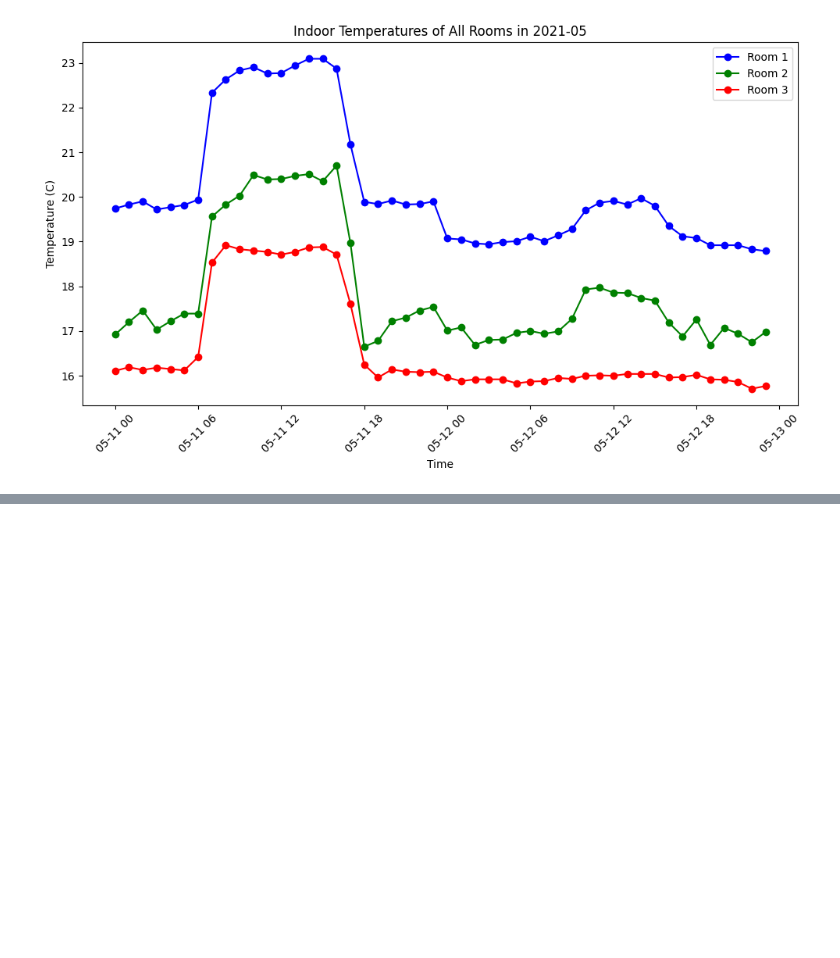
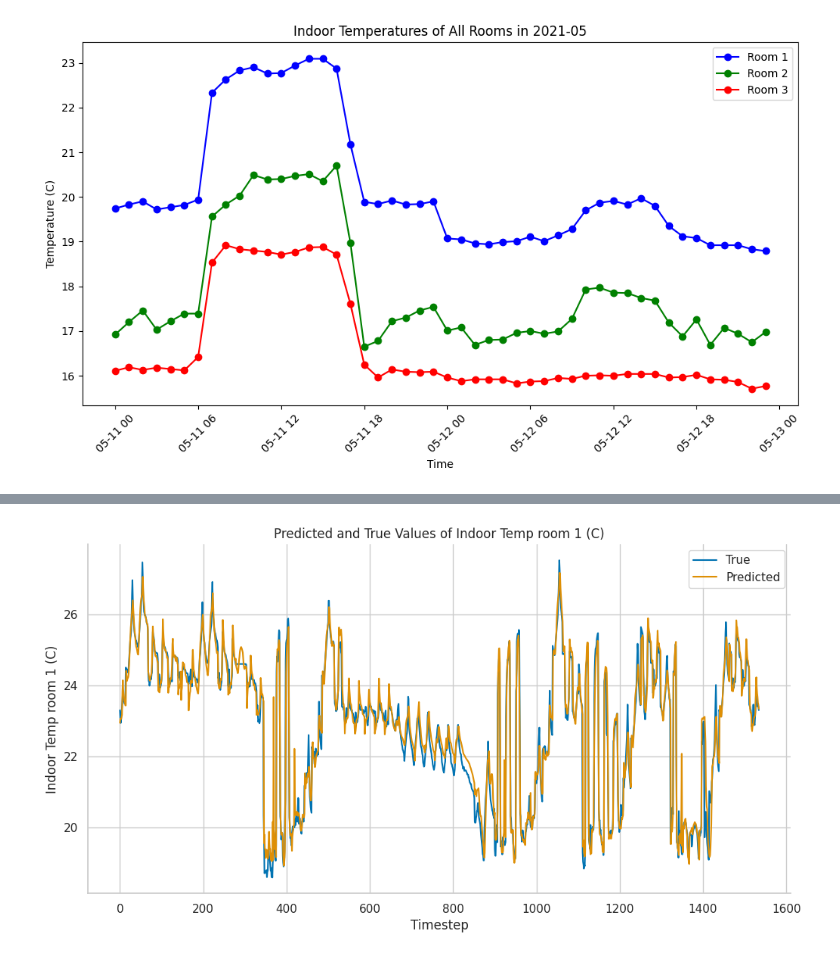
Before and after one commit to PeriniM/Hackathon-NOI, a Jupyter notebook: Data_analysis.ipynb, the cells around one changed output, grey strips where cells are left out. Saved outputs shown, nothing was run; the diff lists cells and outputs as text; code cells hidden in the pictures; blank space fills up the shorter version.

```diff
--- a/Data_analysis.ipynb
+++ b/Data_analysis.ipynb
@@ -340,0 +473,17 @@ plt.show()
+# %%
+# plot the predicted values against the true values
+plt.figure(figsize=(12, 6))
+plt.plot(scaler.inverse_transform(y_test)[:, feature_index], label='True')
+plt.plot(scaler.inverse_transform(predictions)[:, feature_index], label='Predicted')
+plt.xlabel('Timestep')
+plt.ylabel(feature_name)
+plt.title(f'Predicted and True Values of {feature_name}')
+plt.legend()
+
+# Use Seaborn to enhance the plot
+sns.despine()
+sns.set(style="whitegrid")
+sns.set_palette("colorblind")
+plt.show()
+# %% [output]
+[figure, added]
```
Also changed, not shown: parts of 20 cells of this notebook.
